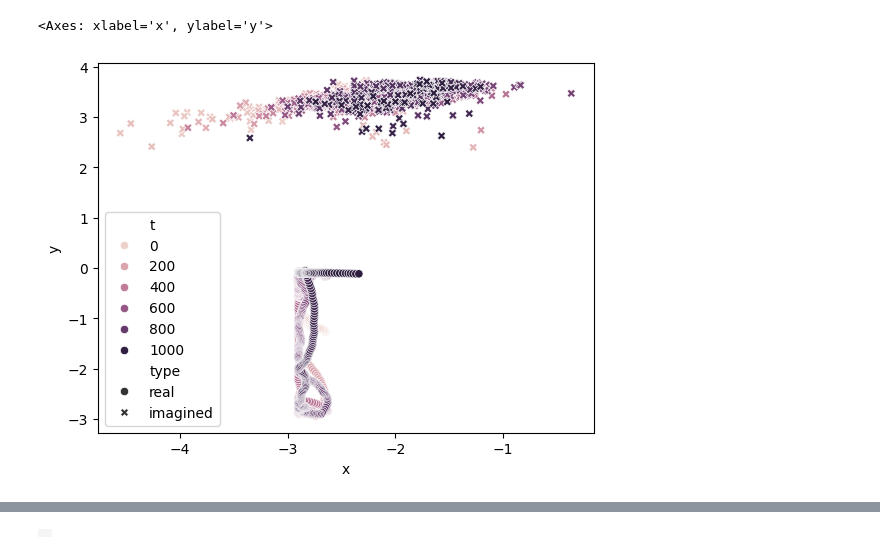
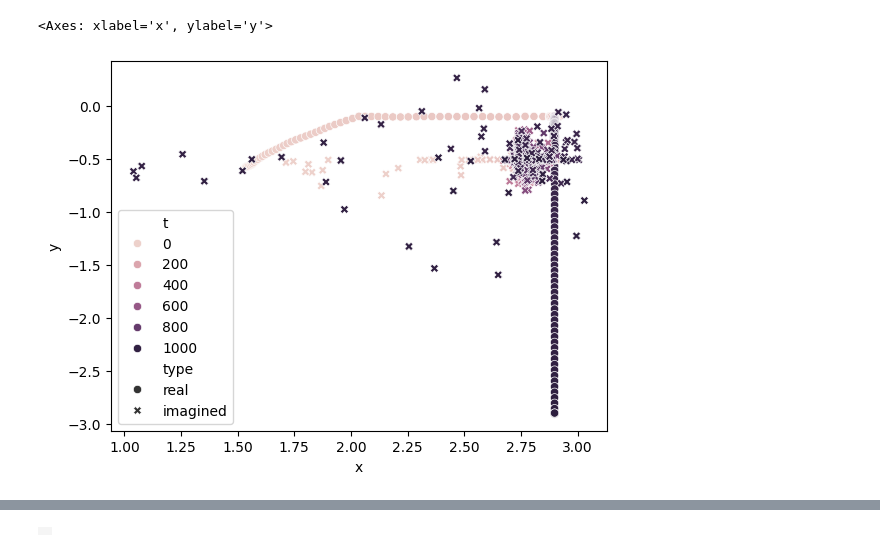
Before and after one commit to mishmish66/Legato, a Jupyter notebook: experiments/test_actor.ipynb, the cells around one changed output, grey strips where cells are left out. Cells and saved outputs as stored; diff of their text form; code cells hidden in the pictures.

```diff
--- a/experiments/test_actor.ipynb
+++ b/experiments/test_actor.ipynb
@@ -45,8 +45,10 @@ action_space_size = 1.0
 # %%
 # Now let's optimize a trajectory
 def custom(x, y):
-    l1 = torch.norm(x - y, p=1, dim=-1)
-    return torch.log(1 / l1 + 0.01)
+    reg = 0.1
+    norm = torch.norm(x - y, p=1, dim=-1)
+    norm_sq = norm * norm
+    return norm_sq #torch.log(norm_sq + reg) + norm_sq - np.log(reg)
 
 
 actor = ActorPolicy(
@@ -56,13 +58,14 @@ actor = ActorPolicy(
     transiton_model,
     state_decoder,
     action_decoder,
+    # optim_factory=torch.optim.SGD,
     optim_factory=torch.optim.AdamW,
     loss_func=custom,
-    # loss_func=torch.nn.MSELoss(reduction="none"),
-    lr=0.5,
+    # loss_func=torch.nn.L1Loss(reduction="none"),
+    lr=0.01,
     decay=1.0,
-    horizon=1024,
-    iters=32,
+    horizon=32,
+    iters=256,
     # tail_states=4,
     discount=0.995,
 ).cuda()
@@ -75,11 +78,11 @@ parallel_env_count = 8
 envs = gym.vector.make(
     "PointMaze_Medium-v3",
     num_envs=parallel_env_count,
-    asynchronous=True,
+    asynchronous=False,
     render_mode="rgb_array",
     continuing_task=True,
     max_episode_steps=episode_len,
-    reset_target=True,
+    # reset_target=True,
 )
 
 obses, infos = envs.reset()
@@ -94,7 +97,7 @@ traj_states = [initial_state]
 
 frame_stacks = [[frame] for frame in envs.call("render")]
 
-skips = 32
+skips = 8
 
 imagined_states = []
 
@@ -113,11 +116,16 @@ for i in tqdm(range(episode_len), disable=True):
         horizon_len = min(1024, episode_len - i)
         horizons = torch.ones(parallel_env_count, device="cuda") * horizon_len
         next_actions, latent_action_plan, imagined, loss_curve = actor(
-            states, target_states, horizons, None, return_curve=True
-            # states, target_states, horizons, latent_action_plan, return_curve=True
+            # states, target_states, horizons, None, return_curve=True
+            states,
+            target_states,
+            horizons,
+            latent_action_plan,
+            return_curve=True,
         )
 
-        imagined_states.append(imagined)
+        imagined_states.append(imagined[..., :skips, :])
+        loss_curves.append(loss_curve)
 
     else:
         next_latent_act = latent_action_plan[..., 0, :]
@@ -126,7 +134,6 @@ for i in tqdm(range(episode_len), disable=True):
         latent_states = state_encoder(states)
         next_actions = action_decoder((next_latent_act, latent_states)).detach()
 
-    loss_curves.append(loss_curve)
     obses, rew, term, trunc, info = envs.step(next_actions.cpu().numpy())
     states = torch.tensor(obses["observation"], dtype=torch.float32, device="cuda")
 
@@ -166,34 +180,35 @@ Iteration 1023, 31 after skip, action: [-143.13257   -25.910477]
 # %%
 # Plot imagined trajectories vs real
 
 i = 0
 
-imagined_len = imagined_states[0].shape[1]
+all_imagined = torch.cat(imagined_states, dim=-2)
+imagined_len = all_imagined.shape[-2]
 real_states = traj_states[i]
 
 # Plot the x and y positions of the imagined and real trajectories with color representing time
 df = pd.concat(
     [
         pd.DataFrame(
             {
                 "x": real_states[:imagined_len, 0].cpu().numpy(),
                 "y": real_states[:imagined_len, 1].cpu().numpy(),
                 "t": np.arange(imagined_len),
                 "type": "real",
             }
         ),
         pd.DataFrame(
             {
-                "x": imagined_states[0][i, :, 0].cpu().numpy(),
-                "y": imagined_states[0][i, :, 1].cpu().numpy(),
+                "x": all_imagined[i, :, 0].cpu().numpy(),
+                "y": all_imagined[i, :, 1].cpu().numpy(),
                 "t": np.arange(imagined_len),
                 "type": "imagined",
             }
         ),
     ]
 )
 
 sns.scatterplot(data=df, x="x", y="y", hue="t", style="type")
 # %% [output]
 <Axes: xlabel='x', ylabel='y'>
-[figure, old version]
+[figure, new version]
```
Also changed, not shown: parts of 7 cells of this notebook.
